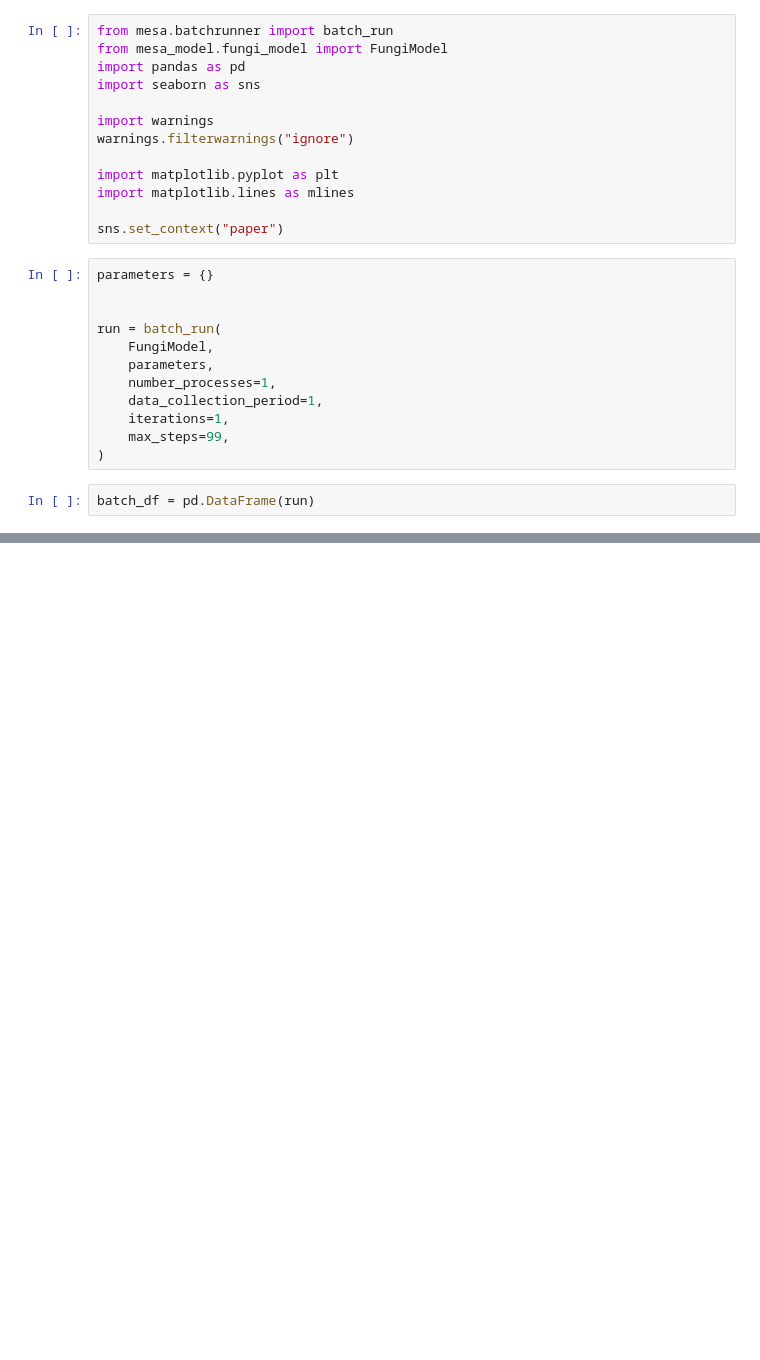
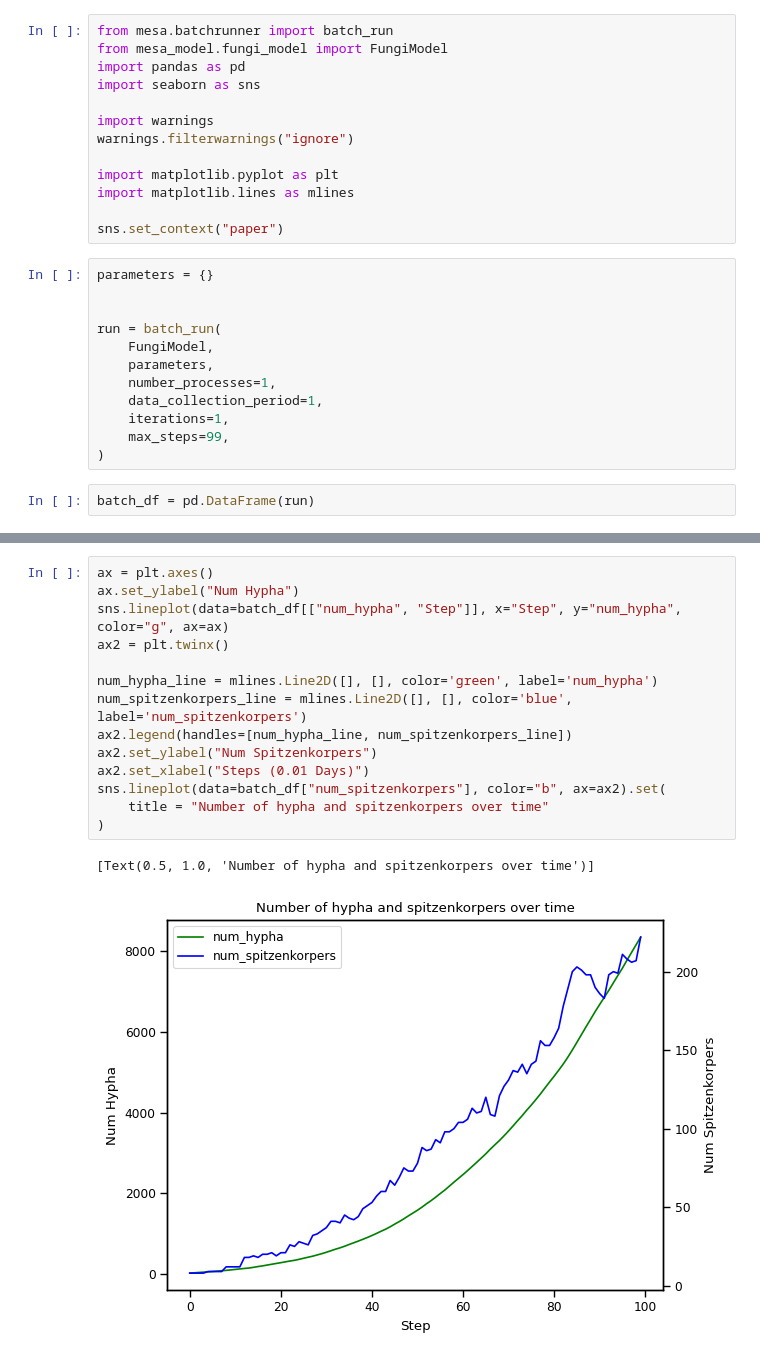
Before and after one commit to tedbjurlin/fungi-final-project-285, a Jupyter notebook: fungi.ipynb, the cells around one changed output, grey strips where cells are left out. Drawn from its saved outputs; the diff is of its cells as text; blank space fills up the shorter version.

```diff
--- a/fungi.ipynb
+++ b/fungi.ipynb
@@ -75,0 +79,17 @@ sns.lineplot(data=batch_df["total_substrate"], color="b", ax=ax2)
+# %%
+ax = plt.axes()
+ax.set_ylabel("Num Hypha")
+sns.lineplot(data=batch_df[["num_hypha", "Step"]], x="Step", y="num_hypha", color="g", ax=ax)
+ax2 = plt.twinx()
+
+num_hypha_line = mlines.Line2D([], [], color='green', label='num_hypha')
+num_spitzenkorpers_line = mlines.Line2D([], [], color='blue', label='num_spitzenkorpers')
+ax2.legend(handles=[num_hypha_line, num_spitzenkorpers_line])
+ax2.set_ylabel("Num Spitzenkorpers")
+ax2.set_xlabel("Steps (0.01 Days)")
+sns.lineplot(data=batch_df["num_spitzenkorpers"], color="b", ax=ax2).set(
+    title = "Number of hypha and spitzenkorpers over time"
+)
+# %% [output]
+[Text(0.5, 1.0, 'Number of hypha and spitzenkorpers over time')]
+[figure, added]
```
Also changed, not shown: parts of 17 cells of this notebook, 4 other files.
